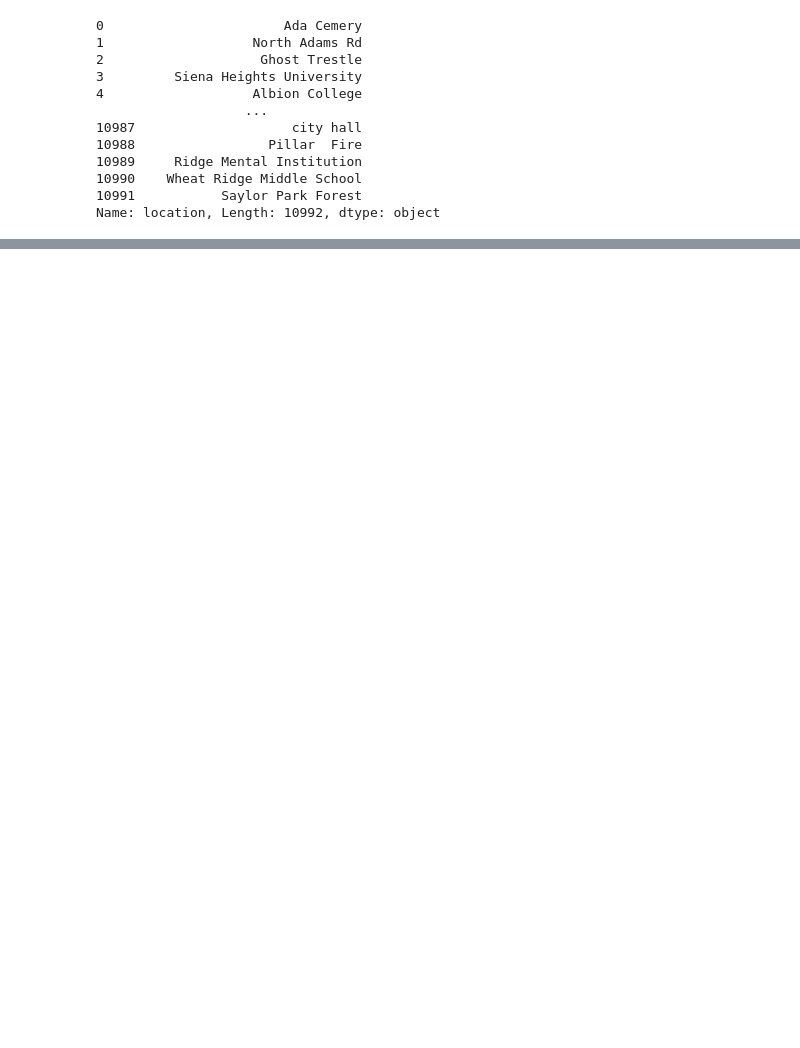
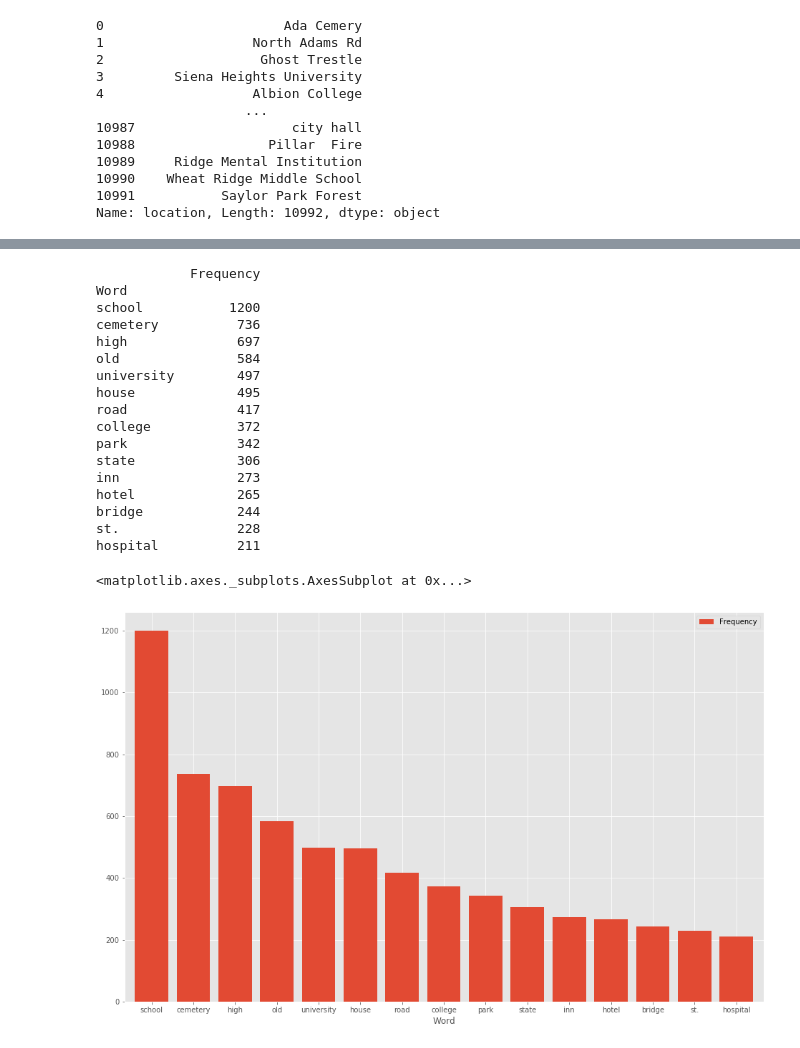
Before and after one commit to mattblasa/Haunted-Houses-in-America, a Jupyter notebook: haunted_houses.ipynb, the cells around one changed output, grey strips where cells are left out. Drawn from its saved outputs; the diff is of its cells as text; code cells hidden in the pictures; blank space fills up the shorter version.

Commit message:
Haunted Houses Update

```diff
--- a/haunted_houses.ipynb
+++ b/haunted_houses.ipynb
@@ -252,0 +266,47 @@ rslt
+# %%
+from collections import Counter
+import pandas as pd
+import nltk
+
+top_N = 15
+
+df = pd.read_csv('haunt.csv', usecols=['location'])
+
+stopwords = nltk.corpus.stopwords.words('english')
+# RegEx for stopwords
+RE_stopwords = r'\b(?:{})\b'.format('|'.join(stopwords))
+# replace '|'-->' ' and drop all stopwords
+words = (df.location
+           .str.lower()
+           .replace([r'\|', RE_stopwords], [' ', ''], regex=True)
+           .str.cat(sep=' ')
+           .split()
+)
+
+# generate DF out of Counter
+rslt = pd.DataFrame(Counter(words).most_common(top_N),
+                    columns=['Word', 'Frequency']).set_index('Word')
+print(rslt)
+
+# plot
+rslt.plot.bar(rot=0, figsize=(16,10), width=0.8)
+# %% [output]
+            Frequency
+Word
+school           1200
+cemetery          736
+high              697
+old               584
+university        497
+house             495
+road              417
+college           372
+park              342
+state             306
+inn               273
+hotel             265
+bridge            244
+st.               228
+hospital          211
+<matplotlib.axes._subplots.AxesSubplot at 0x...>
+[figure, added]
```
Also changed, not shown: parts of 8 cells of this notebook, 3 other files.
